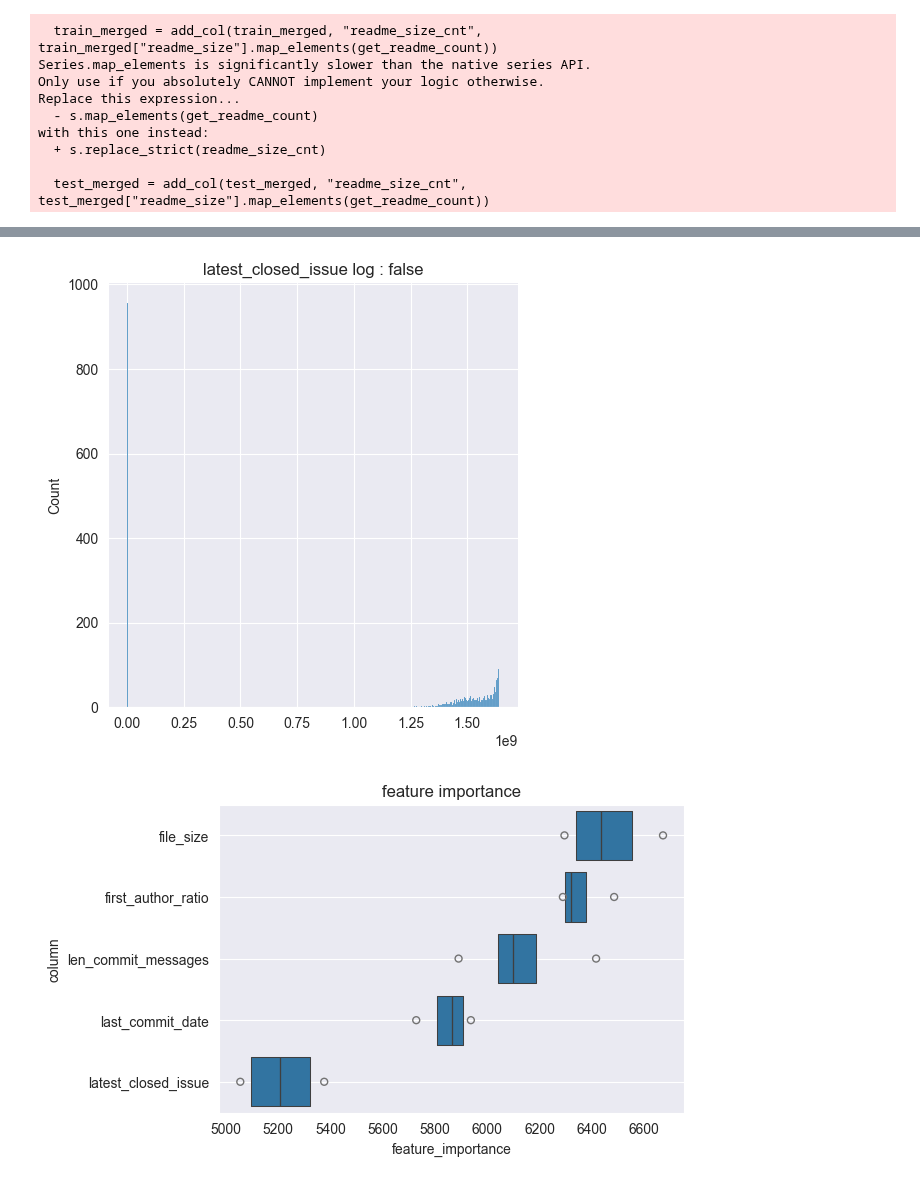
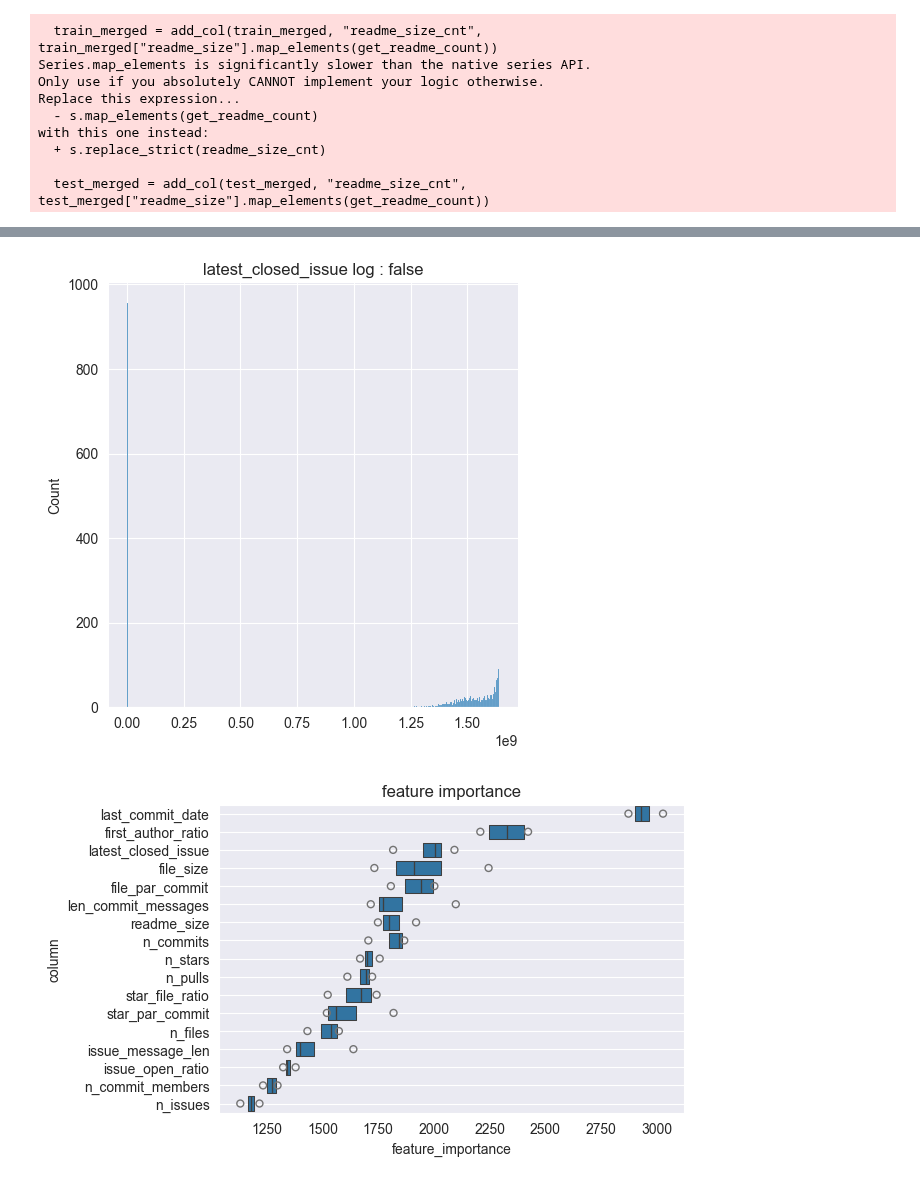
Before and after one commit to ZOI-dayo/traP-Nikkei-2025, a Jupyter notebook: main.ipynb, the cells around one changed output, grey strips where cells are left out. Cells and saved outputs as stored; diff of their text form; code cells hidden in the pictures.

Commit message:
Revert "feature_importanceの上5つだけを利用"
This reverts commit 91a02befa870bb4e244aa318a32bcf207bd55dce.

```diff
--- a/main.ipynb
+++ b/main.ipynb
@@ -434,7 +434,10 @@ show_dist(train_merged, "latest_closed_issue", False)
 kf = KFold(n_splits=4, shuffle=True, random_state=34)
 
 # 学習対象の行
-use_cols = ["last_commit_date", "first_author_ratio", "file_size", "latest_closed_issue", "len_commit_messages"]
+use_cols = ["n_stars", "n_files", "star_file_ratio", "n_commits", "file_par_commit", "last_commit_date",
+            "n_commit_members", "n_issues", "n_pulls", "readme_size", "latest_closed_issue",
+            "file_size", "issue_open_ratio", "len_commit_messages", "star_par_commit",
+            "issue_message_len", "first_author_ratio"]
 target_col = "active"
 
 for train_index, valid_index in kf.split(train_merged):
@@ -642,4 +645,4 @@ score:  0.932345260448612
 [figure]
 [figure]
 [figure]
-[figure, old version]
+[figure, new version]
```
Also changed, not shown: parts of 1 cell of this notebook, 1 other file.
